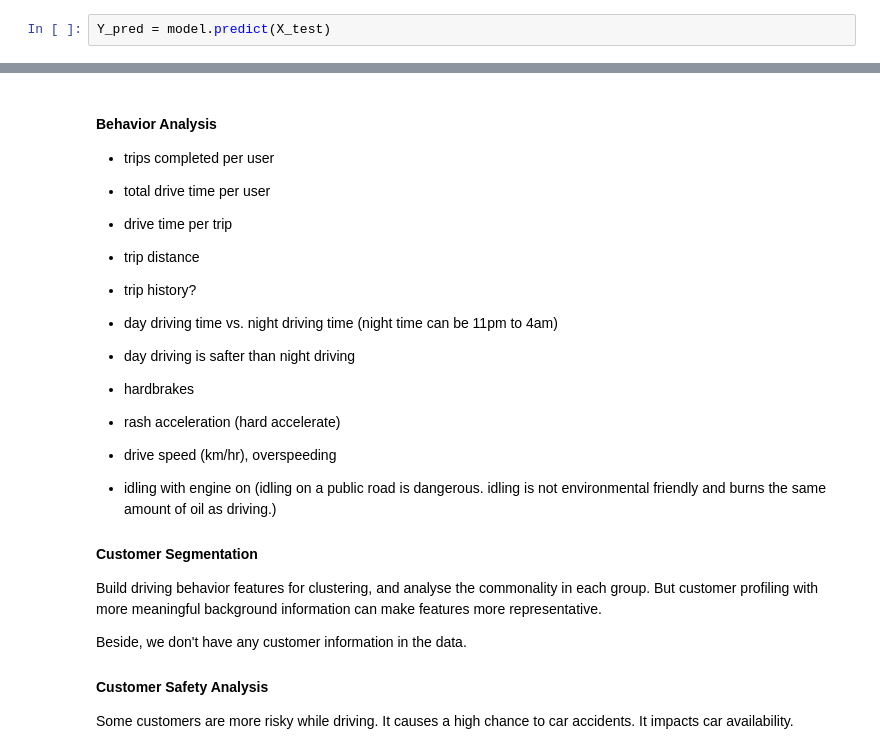
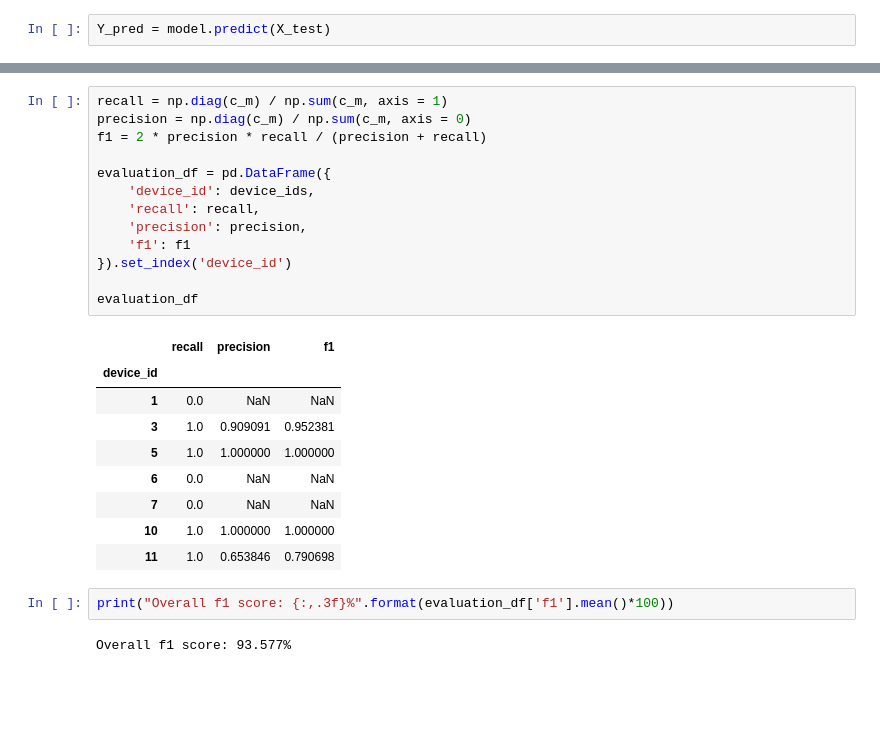
Before and after one commit to qirun-chen/getting-into-telematics, a Jupyter notebook: Driver identification prediction.ipynb, the cells around one changed output, grey strips where cells are left out. Saved outputs shown, nothing was run; the diff lists cells and outputs as text; blank space fills up the shorter version.

```diff
--- a/Driver identification prediction.ipynb
+++ b/Driver identification prediction.ipynb
@@ -367,25 +407,27 @@ confusion_matrix_plot = fig
-# %% [markdown]
-#### Behavior Analysis
-- trips completed per user
-- total drive time per user
-- drive time per trip
-- trip distance
-- trip history?
-
-
-- day driving time vs. night driving time (night time can be 11pm to 4am)
-- day driving is safter than night driving
-
-
-- hardbrakes
-- rash acceleration (hard accelerate)
-- drive speed (km/hr), overspeeding
-- idling with engine on (idling on a public road is dangerous. idling is not environmental friendly and burns the same amount of oil as driving.)
-
-#### Customer Segmentation
-Build driving behavior features for clustering, and analyse the commonality in each group. But customer profiling with more meaningful background information can make features more representative.
-
-Beside, we don't have any customer information in the data.
-
-#### Customer Safety Analysis
-Some customers are more risky while driving. It causes a high chance to car accidents. It impacts car availability.
+# %%
+recall = np.diag(c_m) / np.sum(c_m, axis = 1)
+precision = np.diag(c_m) / np.sum(c_m, axis = 0)
+f1 = 2 * precision * recall / (precision + recall)
+
+evaluation_df = pd.DataFrame({
+    'device_id': device_ids,
+    'recall': recall,
+    'precision': precision,
+    'f1': f1
+}).set_index('device_id')
+
+evaluation_df
+# %% [output]
+|  | recall | precision | f1 |
+| device_id |  |  |  |
+| 1 | 0.0 | NaN | NaN |
+| 3 | 1.0 | 0.909091 | 0.952381 |
+| 5 | 1.0 | 1.000000 | 1.000000 |
+| 6 | 0.0 | NaN | NaN |
+| 7 | 0.0 | NaN | NaN |
+| 10 | 1.0 | 1.000000 | 1.000000 |
+| 11 | 1.0 | 0.653846 | 0.790698 |
+# %%
+print("Overall f1 score: {:,.3f}%".format(evaluation_df['f1'].mean()*100))
+# %% [output]
+Overall f1 score: 93.577%
```
Also changed, not shown: parts of 24 cells of this notebook.
